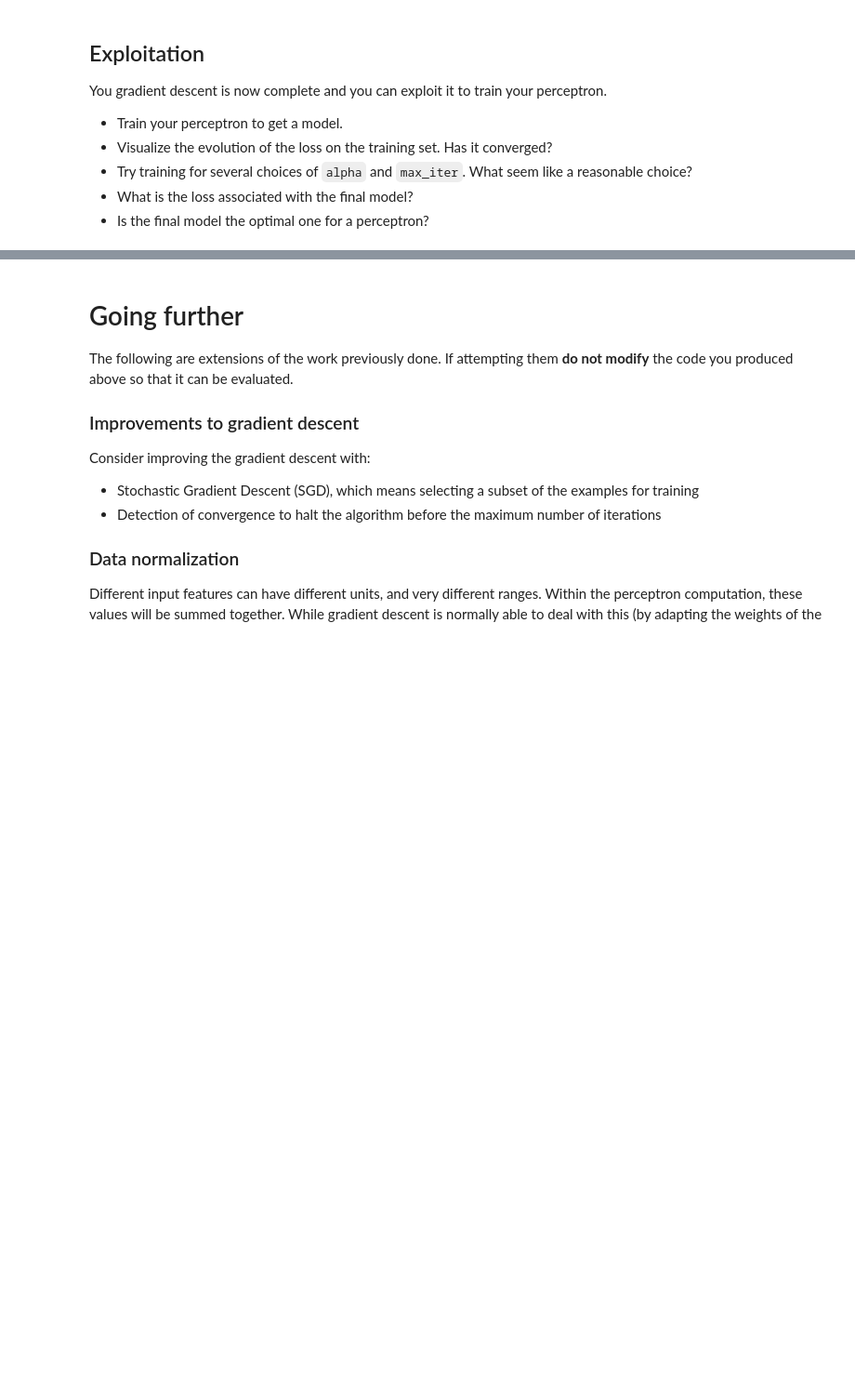
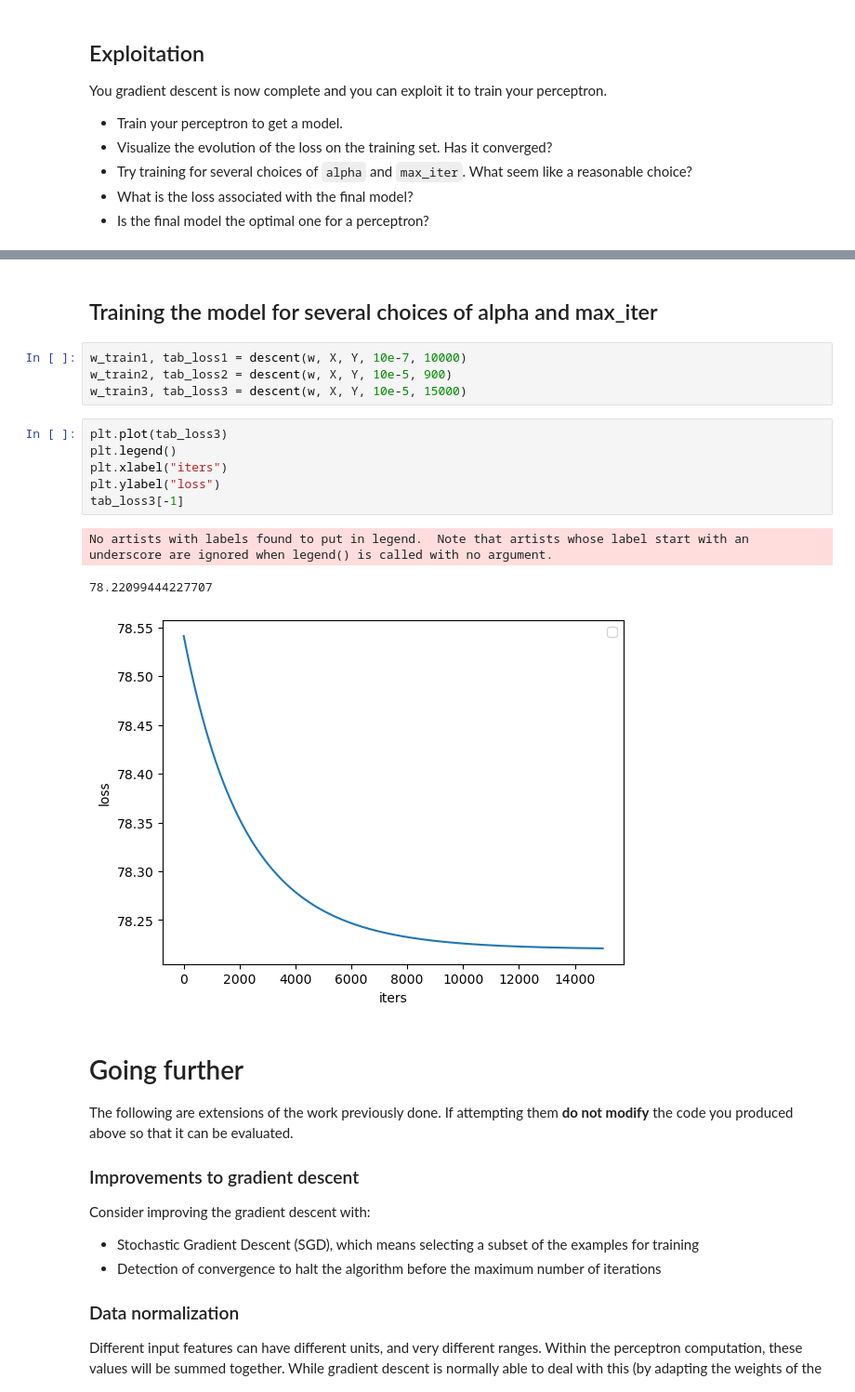
Before and after one commit to WissalElKourdi/MachineLearning, a Jupyter notebook: perceptron(2).ipynb, the cells around one changed output, grey strips where cells are left out. Shown at 93% size. Saved outputs shown, nothing was run; the diff lists cells and outputs as text; blank space fills up the shorter version.

```diff
--- a/perceptron(2).ipynb
+++ b/perceptron(2).ipynb
@@ -276,3 +262,19 @@ plt.ylabel("f(examples)")
+# %% [markdown]
+## Training the model for several choices of alpha and max_iter
+# %%
+w_train1, tab_loss1 = descent(w, X, Y, 10e-7, 10000)
+w_train2, tab_loss2 = descent(w, X, Y, 10e-5, 900)
+w_train3, tab_loss3 = descent(w, X, Y, 10e-5, 15000)
+# %%
+plt.plot(tab_loss3)
+plt.legend()
+plt.xlabel("iters")
+plt.ylabel("loss")
+tab_loss3[-1]
+# %% [output]
+No artists with labels found to put in legend.  Note that artists whose label start with an underscore are ignored when legend() is called with no argument.
+78.22099444227707
+[figure, added]
 # %% [markdown]
 
 
```
Also changed, not shown: parts of 16 cells of this notebook, 1 other file.
